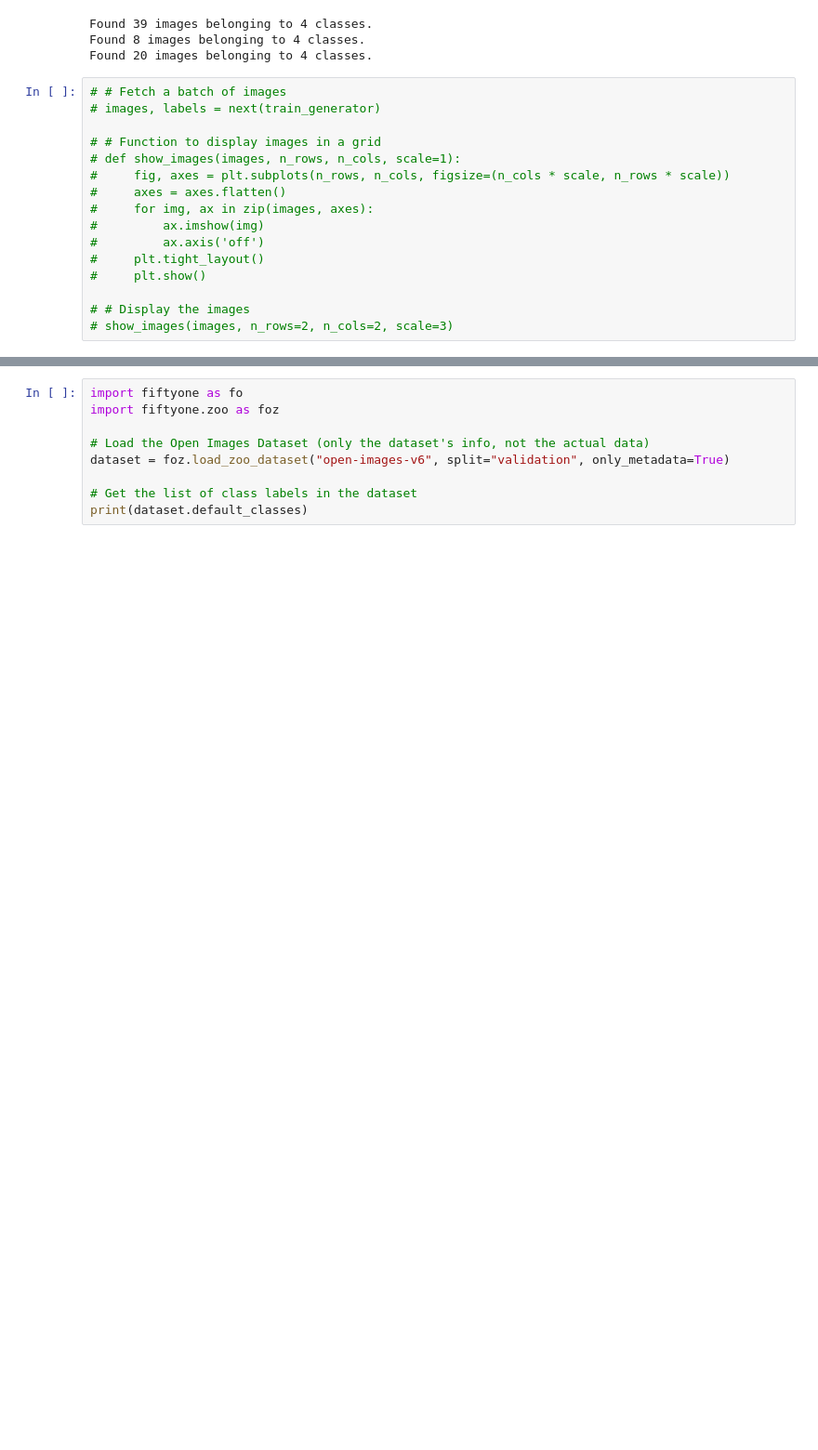
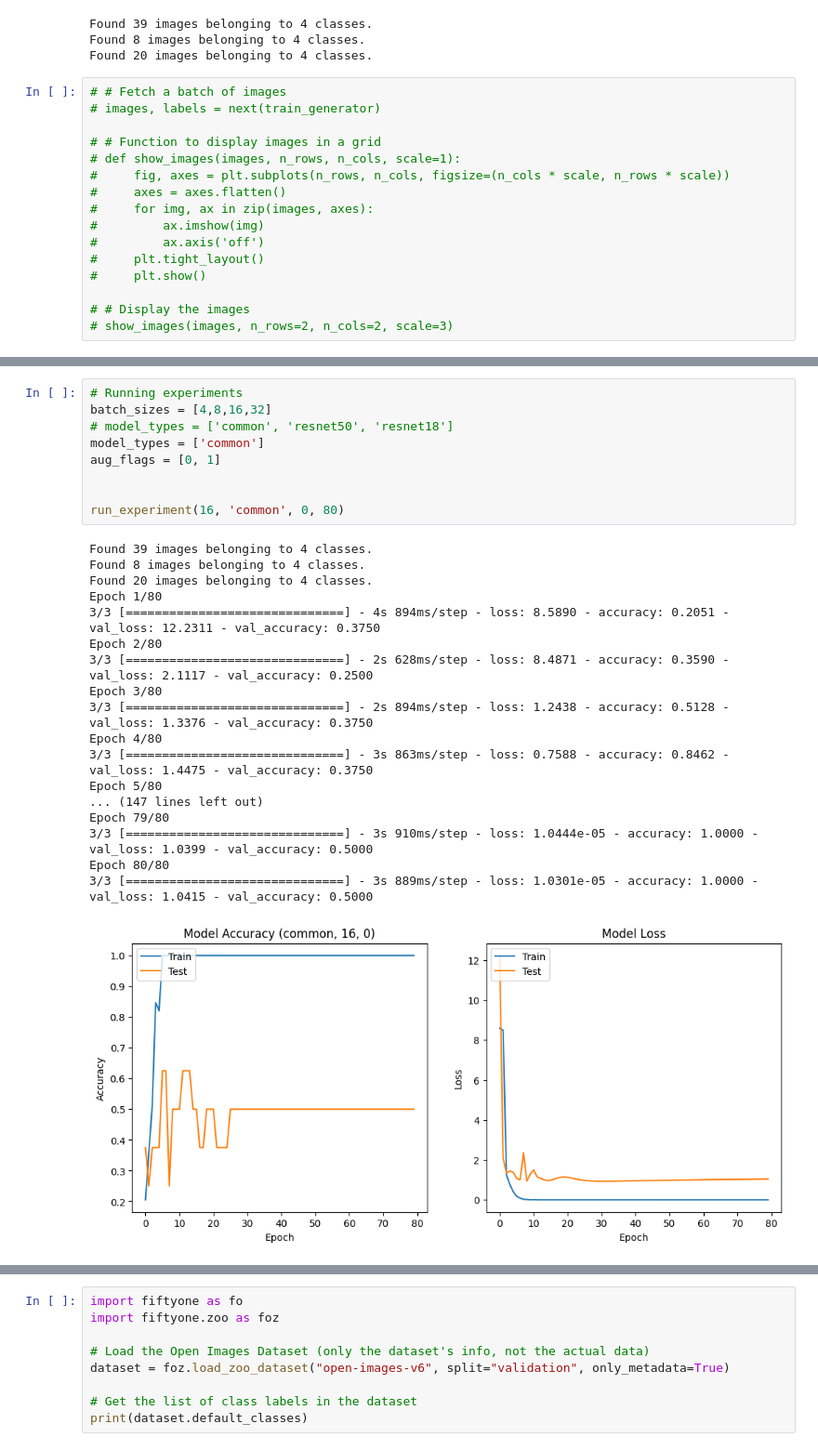
Before and after one commit to Ye-eun-Kim/AdvancedAI, a Jupyter notebook: object_recognition.ipynb, the cells around one changed output, grey strips where cells are left out. Shown: that part at 93% size. Drawn from its saved outputs; the diff is of its cells as text; blank space fills up the shorter version.

```diff
--- a/object_recognition.ipynb
+++ b/object_recognition.ipynb
@@ -352,0 +471,28 @@ Error:
+# %%
+# Running experiments
+batch_sizes = [4,8,16,32]
+# model_types = ['common', 'resnet50', 'resnet18']
+model_types = ['common']
+aug_flags = [0, 1]
+
+
+run_experiment(16, 'common', 0, 80)
+# %% [output]
+Found 39 images belonging to 4 classes.
+Found 8 images belonging to 4 classes.
+Found 20 images belonging to 4 classes.
+Epoch 1/80
+3/3 [==============================] - 4s 894ms/step - loss: 8.5890 - accuracy: 0.2051 - val_loss: 12.2311 - val_accuracy: 0.3750
+Epoch 2/80
+3/3 [==============================] - 2s 628ms/step - loss: 8.4871 - accuracy: 0.3590 - val_loss: 2.1117 - val_accuracy: 0.2500
+Epoch 3/80
+3/3 [==============================] - 2s 894ms/step - loss: 1.2438 - accuracy: 0.5128 - val_loss: 1.3376 - val_accuracy: 0.3750
+Epoch 4/80
+3/3 [==============================] - 3s 863ms/step - loss: 0.7588 - accuracy: 0.8462 - val_loss: 1.4475 - val_accuracy: 0.3750
+Epoch 5/80
+... (147 lines left out)
+Epoch 79/80
+3/3 [==============================] - 3s 910ms/step - loss: 1.0444e-05 - accuracy: 1.0000 - val_loss: 1.0399 - val_accuracy: 0.5000
+Epoch 80/80
+3/3 [==============================] - 3s 889ms/step - loss: 1.0301e-05 - accuracy: 1.0000 - val_loss: 1.0415 - val_accuracy: 0.5000
+[figure, added]
```
Also changed, not shown: parts of 12 cells of this notebook.
